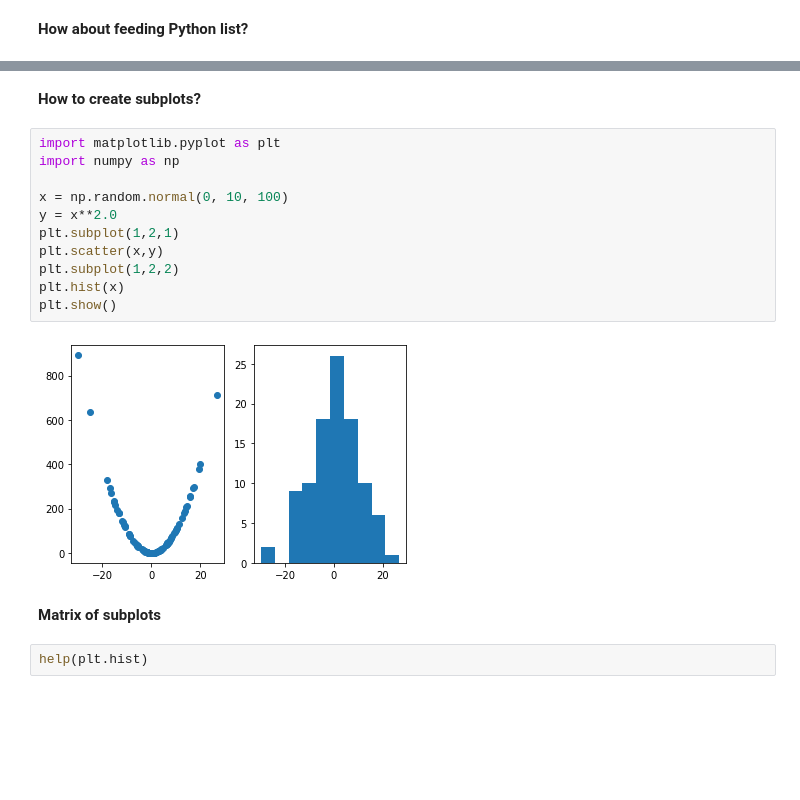
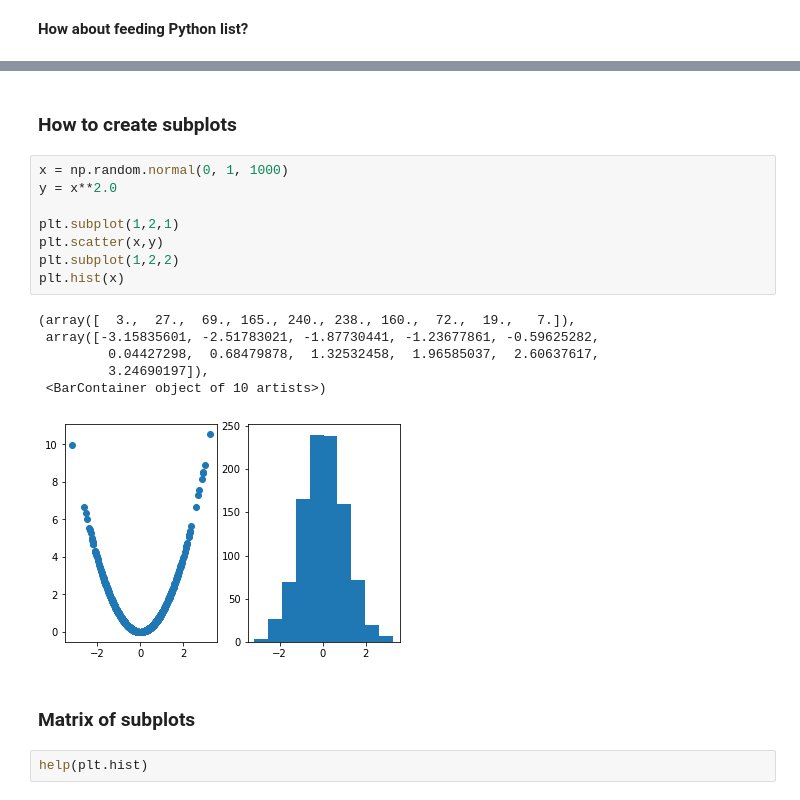
Before and after one commit to ay7n/RUCIL-PY-JUPYTER-DATA-VISUALIZATION, a Jupyter notebook: pyplot.ipynb, the cells around one changed output, grey strips where cells are left out. Drawn from its saved outputs; the diff is of its cells as text; blank space fills up the shorter version.

```diff
--- a/pyplot.ipynb
+++ b/pyplot.ipynb
@@ -62,20 +94,22 @@ plt.draw()
 # %% [markdown]
-**How to create subplots?**
+### How to create subplots
 # %%
-import matplotlib.pyplot as plt
-import numpy as np
+x = np.random.normal(0, 1, 1000)
+y = x**2.0
 
-x = np.random.normal(0, 10, 100)
-y = x**2.0
 plt.subplot(1,2,1)
 plt.scatter(x,y)
 plt.subplot(1,2,2)
 plt.hist(x)
-plt.show()
 # %% [output]
+(array([  3.,  27.,  69., 165., 240., 238., 160.,  72.,  19.,   7.]),
+ array([-3.15835601, -2.51783021, -1.87730441, -1.23677861, -0.59625282,
+         0.04427298,  0.68479878,  1.32532458,  1.96585037,  2.60637617,
+         3.24690197]),
+ <BarContainer object of 10 artists>)
-[figure, old version]
+[figure, new version]
 # %% [markdown]
-**Matrix of subplots**
+### Matrix of subplots
 # %%
 help(plt.hist)
 # %% [output]
```
Also changed, not shown: parts of 27 cells of this notebook.
